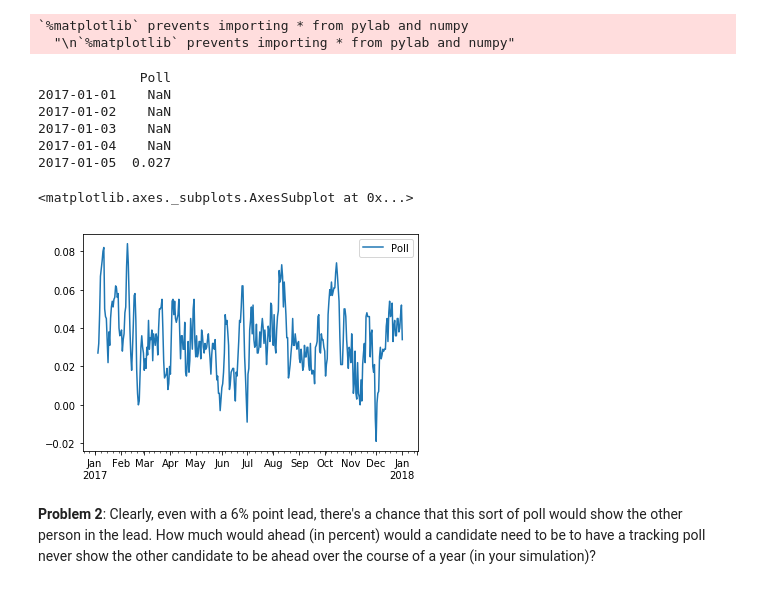
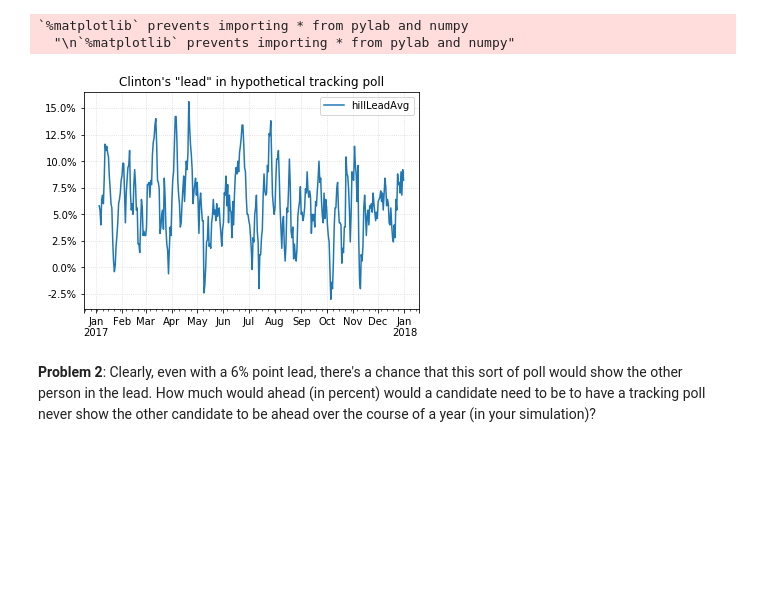
Before and after one commit to giangdip2410/watkins-ay250-s2018-hw, a Jupyter notebook: hw_1/hw_1_assignment.ipynb, the cells around one changed output. Drawn from its saved outputs; the diff is of its cells as text; code cells hidden in the pictures; blank space fills up the shorter version.

```diff
--- a/hw_1/hw_1_assignment.ipynb
+++ b/hw_1/hw_1_assignment.ipynb
@@ -430,34 +476,36 @@ import matplotlib.pyplot as plt
 Populating the interactive namespace from numpy and matplotlib
 `%matplotlib` prevents importing * from pylab and numpy
   "\n`%matplotlib` prevents importing * from pylab and numpy"
-# %%
-timeIndex = pd.date_range(start="01/01/2017",end="01/01/2018",freq="D")
-sample = np.zeros(len(timeIndex))
-
-nAvg = 5
-nPolled = 200
-lead = 6
-
-for iSample in range(0,len(sample)):
-    randDist = np.random.rand(nPolled)
-    people=np.zeros(nPolled)
-    people[randDist>(0.5-lead/200)] = 1
-    sample[iSample]=np.mean(people)-0.5
-
-poll = pd.DataFrame(data={"Poll":sample},index=timeIndex)
-
-poll=poll.rolling(5).mean()
-print(poll.head())
-poll.plot(y="Poll")
-# %% [output]
-             Poll
-2017-01-01    NaN
-2017-01-02    NaN
-2017-01-03    NaN
-2017-01-04    NaN
-2017-01-05  0.027
-<matplotlib.axes._subplots.AxesSubplot at 0x...>
-[figure, removed]
+# %%
+# create date range to average over
+timeIndex = pd.date_range(start="01/01/2017",end="12/31/2017",freq="D")
+
+# define constants
+nAvg = 5
+nPolled = 200
+lead = 6
+fracTrump = 0.5-0.01*lead/2
+fracHill = 0.5+0.01*lead/2
+
+# create voting samples for specified date range (200 people polled everyday if they like Trump (=0) or Hillary (=1))
+# weighted with the specified point lead
+sample = np.random.choice([0,1],size=(len(timeIndex),nPolled),p=[fracTrump,fracHill])
+meanSample = np.mean(sample,axis=1)
+hillLead = 2*meanSample - 1 # convert to daily point lead (difference between Trump and Hillary)
+
+# make into dataframe, use rolling mean of 5
+poll = pd.DataFrame(data={"hillLead":hillLead},index=timeIndex)
+poll["hillLeadAvg"]=poll["hillLead"].rolling(5).mean()
+
+# plot the result!
+ax = poll.plot(y="hillLeadAvg")
+# convert to percentage points
+vals = ax.get_yticks()
+ax.set_yticklabels(['{:2.1f}%'.format(x*100) for x in vals]);
+ax.grid(linestyle='dotted',alpha=0.5)
+ax.set_title("Clinton's \"lead\" in hypothetical tracking poll");
+# %% [output]
+[figure, added]
 # %% [markdown]
 **Problem 2**: Clearly, even with a 6% point lead, there's a chance that this sort of poll would show the other person in the lead. How much would ahead (in percent) would a candidate need to be to have a tracking poll never show the other candidate to be ahead over the course of a year (in your simulation)?
 # %%
```
Also changed, not shown: parts of 11 cells of this notebook.
